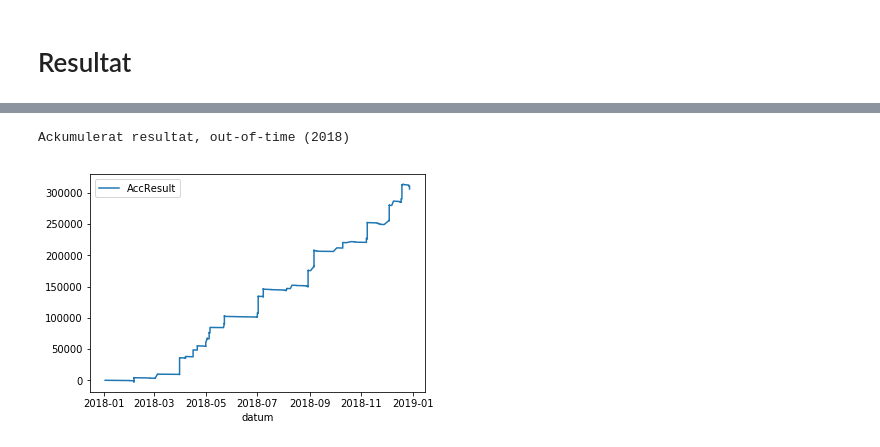
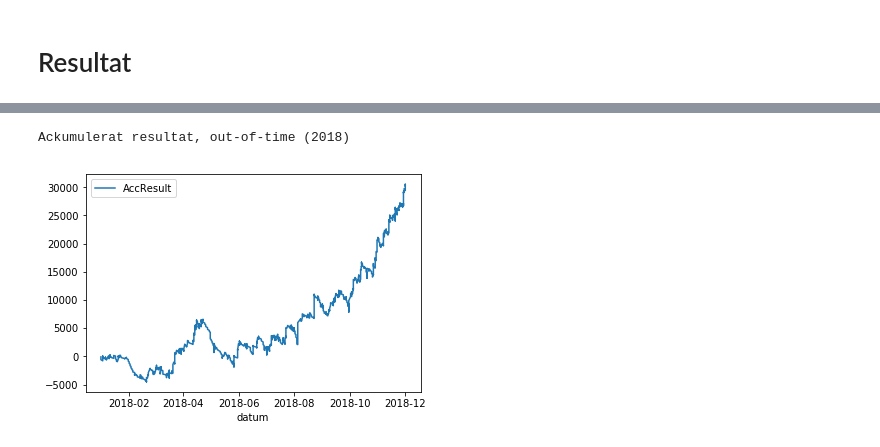
Before and after one commit to AndFCar/TravAnalys, a Jupyter notebook: SpelaVinnare.ipynb, the cells around one changed output, grey strips where cells are left out. Saved outputs shown, nothing was run; the diff lists cells and outputs as text; code cells hidden in the pictures.

```diff
--- a/SpelaVinnare.ipynb
+++ b/SpelaVinnare.ipynb
@@ -318,7 +475,7 @@ Train: (119962, 70)
 # Modell för sannolikhet för vinst.
 start_time = datetime.now()
 
-RFmodel = RandomForestClassifier(random_state=101, max_features='auto', n_estimators=500)
+RFmodel = RandomForestClassifier(random_state=101, max_features='auto', n_estimators=1000)
 y_prob, y_test_prob, y_valid_prob = fit_and_evaluate(RFmodel, 'RFmodel:', X, y, X_test, y_test, X_valid, y_valid, 0.35)
 
 end_time = datetime.now()
@@ -347,16 +514,18 @@ def addphat(ydata, probdata):
     y_df = pd.DataFrame(ydata)
     y_df.reset_index(inplace=True)
     y_df = pd.concat([y_df, pd.Series(probdata, name='phat')], axis=1)
+    #  Sätter lägsta phat till 0.01
+    y_df['phat'] = y_df.phat.apply(lambda x: 0.01 if x < 0.0001 else x)
     y_df.set_index('index', inplace=True)
     y_df.index.name = None
 
     df_phat = pd.merge(df_selected, y_df, left_index=True, right_index=True)
     df_phat['CalcOdds'] = 1/(df_phat['phat'])
-    df_phat['Odds'] = df_phat['Odds']*0.1
-    df_phat['OddsRatio'] = df_phat['Odds'] / df_phat['CalcOdds']
+    df_phat['odds'] = df_phat['odds']*0.1
+    df_phat['OddsRatio'] = df_phat['odds'] / df_phat['CalcOdds']
 
     return y_df, df_phat
 
 y_train_df, df_train_phat = addphat(y, y_prob)
 y_test_df, df_test_phat = addphat(y_test, y_test_prob)
-y_valid_df, df_vaild_phat = addphat(y_valid, y_valid_prob)
+y_valid_df, df_valid_phat = addphat(y_valid, y_valid_prob)
@@ -410,9 +617,9 @@ def OddsFrame(df):
     total_row = 0
 
     for cols in list(tab.columns):
-        row = pd.DataFrame(list(tab.loc[tab[cols] > 0].index.astype(str)))
+        row = pd.DataFrame(list(tab.loc[tab[cols] > 100].index.astype(str)))
         total_row = len(row)
-        if total_row > 1:
+        if total_row > 0:
             row.rename(columns = {list(row)[0]:'var'}, inplace=True)
             row['var'] = row['var'].map(lambda x: x.lstrip('(').rstrip(']'))
             row[['COlow','COhigh']] = row['var'].str.split(',',expand=True).astype(float)
@@ -423,4 +630,8 @@ def OddsFrame(df):
     return out
 
 frame = OddsFrame(tab)
+frame
+
+# data = [{'COlow': 0, 'COhigh': 6.0, 'ORlow': 2.0, 'ORhigh': 99}]
+# frame = pd.DataFrame(data)
 # frame
@@ -430,8 +644,8 @@ frame = OddsFrame(tab)
 def SelectPosition(df):
 
     # För att resultatet inte ska påverkas för mycket av extrema odds sätts maxodds till 50.
-    df['Odds'] = df.Odds.apply(lambda x: 70 if x > 70 else x)
-    df3 = df[['CalcOdds','Odds','OddsRatio','VinnareFlg','datum','tvlid','Spel','lopp','startsatt','division','spar']]
+    df['odds'] = df.odds.apply(lambda x: 100 if x > 100 else x)
+    df3 = df[['CalcOdds','odds','OddsRatio','VinnareFlg','datum','tvlid','Spel','lopp','startsatt','division','spar']]
     df3['Result'] = df3.apply(res, axis = 1)
     df3.reset_index()
 
@@ -439,15 +653,16 @@ def SelectPosition(df):
     for i in range(0,len(frame)):
         d = frame[['COlow','COhigh','ORlow','ORhigh']][i:i+1]
         sel = (((df3.OddsRatio >= d['ORlow'].item()) & (df3.OddsRatio <= d['ORhigh'].item()))
+#         sel = (((df3.odds >= d['ORlow'].item()) & (df3.odds <= d['ORhigh'].item()))
                & ((df3.CalcOdds >= d['COlow'].item()) & (df3.CalcOdds <= d['COhigh'].item())))
         out = out.append(df3[sel],ignore_index=True, sort=False)
     return out
 
-
-df4 = SelectPosition(df_test_phat)
+df4_valid = SelectPosition(df_valid_phat)
+df4_test = SelectPosition(df_test_phat)
 
 # Man borde kanske inte spela vinnare på fler hästar än en i varje lopp. Resultatet visar dock att den extra kostnaden uppvägs
 # av vinsterna.
 # df4 = df4.loc[df4.groupby(['tvlid'])['CalcOdds'].idxmax()]
 
-df4.Result.sum()
+# df4.Result.sum()
@@ -460,21 +686,20 @@ df4.Result.sum()
 # %%
 # Lägger på phat till test df
 
 from mpl_toolkits.mplot3d import Axes3D
 import matplotlib.pyplot as plt
 import numpy as np
 import pandas as pd
 
-df4 = df4.sort_values(by=['datum','tvlid']).drop_duplicates(inplace=False)
+df4 = df4_test.sort_values(by=['datum','tvlid'])#.drop_duplicates(inplace=False)
 df4['AccResult'] = df4['Result'].cumsum(axis = 0)
-
 print('Ackumulerat resultat, out-of-time (2018)')
 ax = plt.gca()
 df4.plot(kind='line',x='datum',y='AccResult',ax=ax)
 plt.show();
 # %% [output]
 Ackumulerat resultat, out-of-time (2018)
-[figure, old version]
+[figure, new version]
 # %%
 warnings.filterwarnings('ignore')
 sns.distplot(df4['Result'], bins=7);
```
Also changed, not shown: parts of 48 cells of this notebook.
